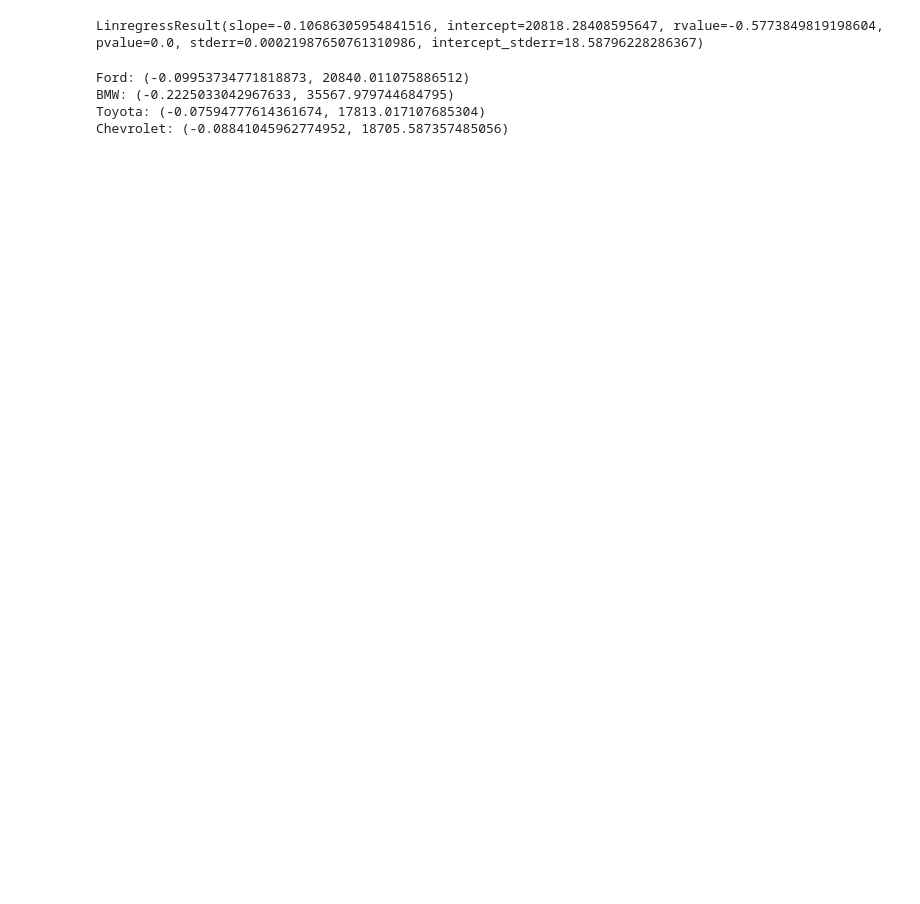
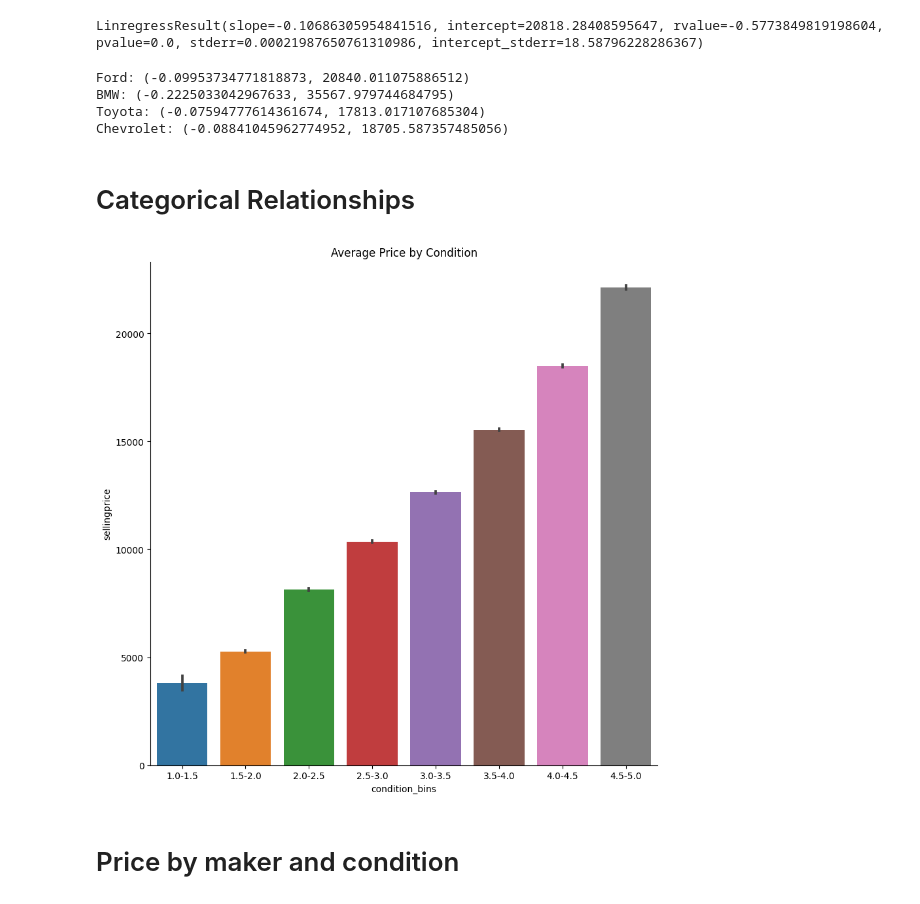
Before and after one commit to naruhikohama/dataviz-python, a Jupyter notebook: final-project.ipynb, the cells around one changed output. Drawn from its saved outputs; the diff is of its cells as text; code cells hidden in the pictures; blank space fills up the shorter version.

```diff
--- a/final-project.ipynb
+++ b/final-project.ipynb
@@ -65,3 +65,26 @@ Ford: (-0.09953734771818873, 20840.011075886512)
 BMW: (-0.2225033042967633, 35567.979744684795)
 Toyota: (-0.07594777614361674, 17813.017107685304)
 Chevrolet: (-0.08841045962774952, 18705.587357485056)
+# %% [markdown]
+# Categorical Relationships
+# %%
+fig, ax = plt.subplots(figsize = (10, 10))
+
+bins = np.linspace(1, 5, 9)
+labels = [f'{bins[i]}-{bins[i+1]}' for i in range(len(bins)-1)]
+
+cars['condition_bins'] = pd.cut(cars['condition'], bins = bins, labels=labels)
+
+sns.barplot(
+    data = cars,
+    x = 'condition_bins',
+    y = 'sellingprice'
+)
+
+ax.set_title("Average Price by Condition")
+
+sns.despine()
+# %% [output]
+[figure, added]
+# %% [markdown]
+# Price by maker and condition
```
Also changed, not shown: parts of 16 cells of this notebook.
